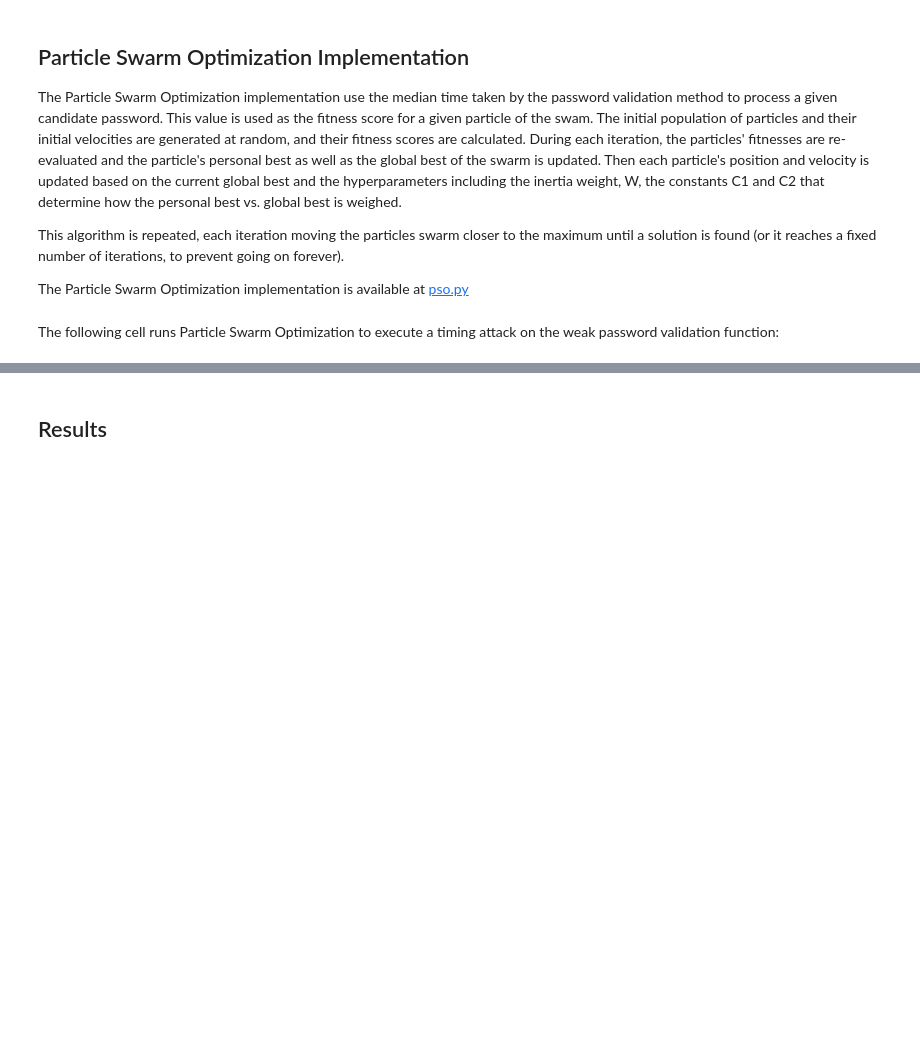
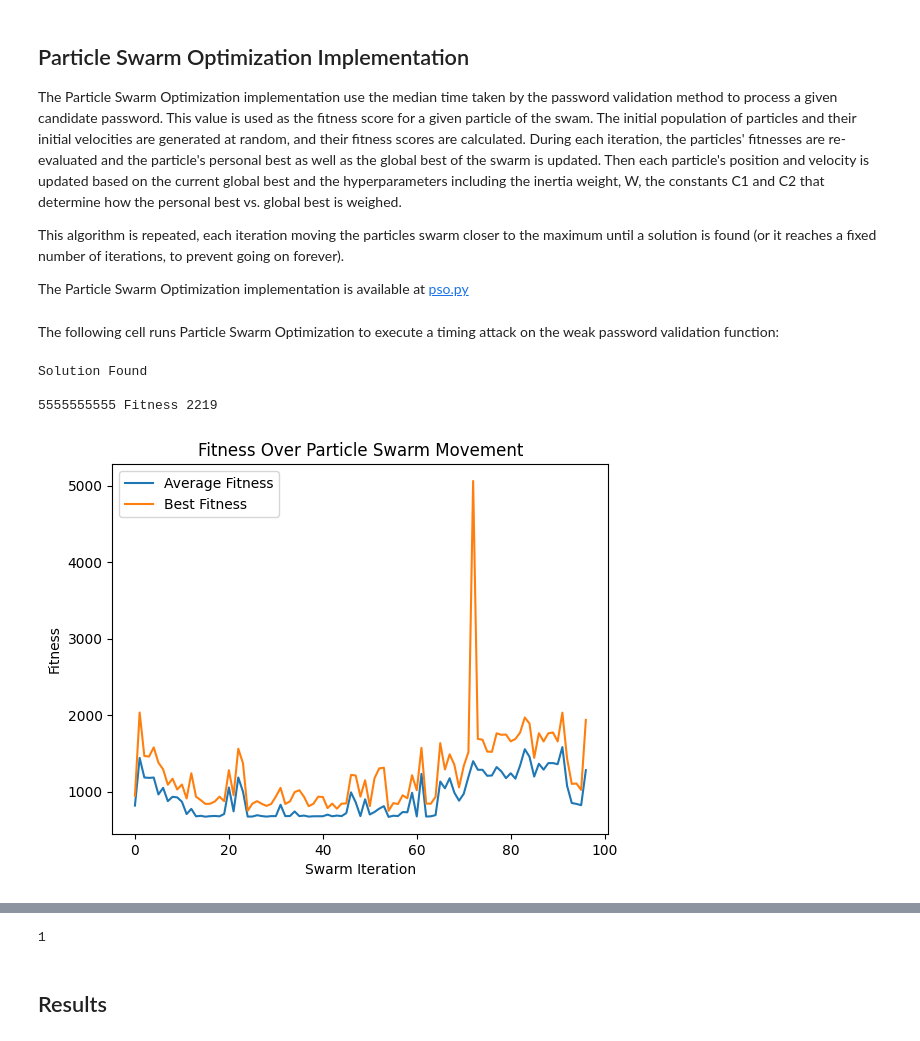
Before and after one commit to Cpod2/ai_final_project, a Jupyter notebook: index.ipynb, the cells around one changed output, grey strips where cells are left out. Cells and saved outputs as stored; diff of their text form; code cells hidden in the pictures; blank space fills up the shorter version.

```diff
--- a/index.ipynb
+++ b/index.ipynb
@@ -258,10 +264,18 @@ validation function:
 # %%
 from pso import main
 
 args = {
     "POPULATION_SIZE": 100,
     "NUMBER_ITERATIONS": 10000,
     "OUTPUT": "pso",
+    "W": 0.7,
+    "C1": 1,
+    "C2": 1
 }
 
 %time main(args=args)
+# %% [output]
+Solution Found
+
+5555555555 Fitness 2219
+[figure, added]
@@ -268,3 +284,4 @@ args = {
+1
 # %% [markdown]
 ## Results
 # %% [markdown]
```
Also changed, not shown: parts of 6 cells of this notebook.
